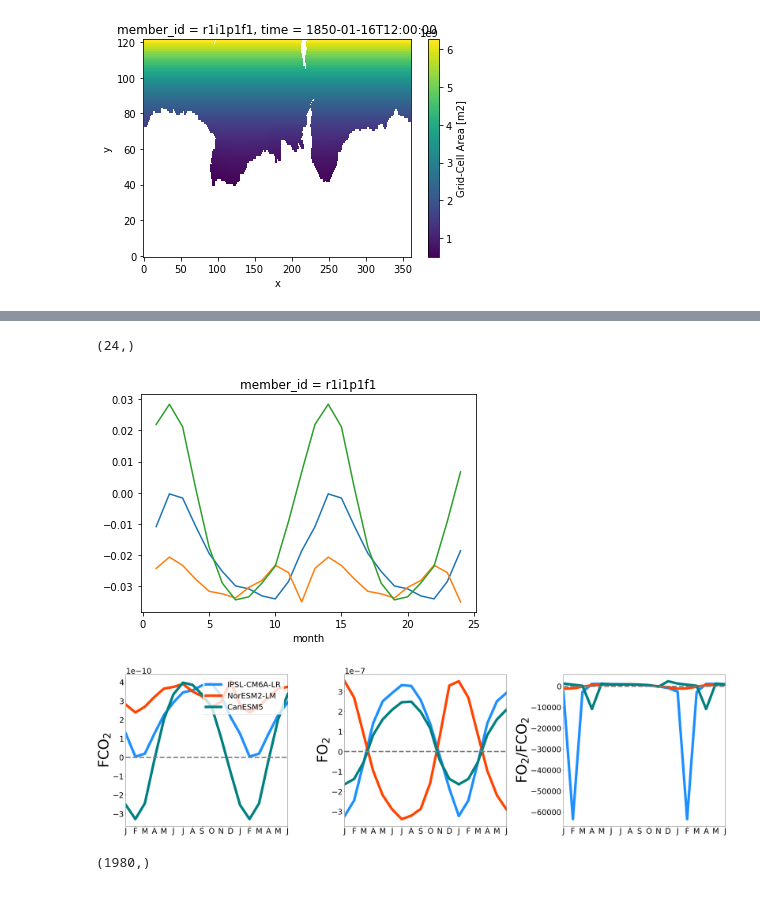
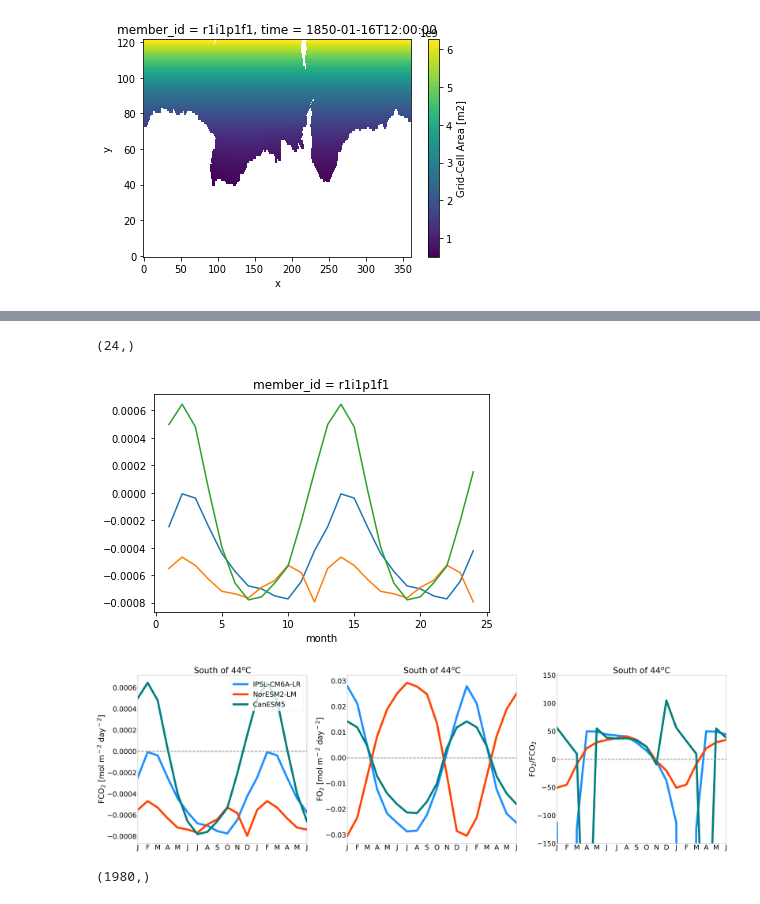
Before and after one commit to mara-freilich/cmip6hack-ocean-bgc, a Jupyter notebook: notebooks/cmip6_o2_co2_fluxes_analysis.ipynb, the cells around one changed output, grey strips where cells are left out. Drawn from its saved outputs; the diff is of its cells as text; code cells hidden in the pictures.

```diff
--- a/notebooks/cmip6_o2_co2_fluxes_analysis.ipynb
+++ b/notebooks/cmip6_o2_co2_fluxes_analysis.ipynb
@@ -227,14 +223,15 @@ cccma_fo2_SO = ((SO_slice_cccma_fgo2_ds.fgo2*area_cccma).sum(['j','i'])/area_ccc
 ncc_fo2_SO = ((SO_slice_ncc_fgo2_ds.fgo2*area_ncc).sum(['j','i'])/area_ncc.sum(['j','i'])).compute()
 ipsl_fo2_SO = ((SO_slice_ipsl_fgo2_ds.fgo2*area_ipsl).sum(['y','x'])/area_ipsl.sum(['y','x'])).compute()
 # %%
-# units = 60*60*24*1000*-1
-seasonal_ipsl_fco2 = ipsl_fco2_SO[-120:].groupby('time.month').mean('time') #*units
-seasonal_ncc_fco2 = ncc_fco2_SO[-120:].groupby('time.month').mean('time') #*units
-seasonal_cccma_fco2 = cccma_fco2_SO[-120:].groupby('time.month').mean('time') #*units
+units_fgco2 = 60*60*24*1000*-1*(1/44.01) ### converts to mol/m2/day
+units_fgo2 = 60*60*24*-1 ### converts to mol/m2/day
+seasonal_ipsl_fco2 = ipsl_fco2_SO[-120:].groupby('time.month').mean('time')*units_fgco2
+seasonal_ncc_fco2 = ncc_fco2_SO[-120:].groupby('time.month').mean('time')*units_fgco2
+seasonal_cccma_fco2 = cccma_fco2_SO[-120:].groupby('time.month').mean('time')*units_fgco2
 
-seasonal_ipsl_fo2 = ipsl_fo2_SO[-120:].groupby('time.month').mean('time') #*units
-seasonal_ncc_fo2 = ncc_fo2_SO[-120:].groupby('time.month').mean('time') #*units
-seasonal_cccma_fo2 = cccma_fo2_SO[-120:].groupby('time.month').mean('time') #*units
+seasonal_ipsl_fo2 = ipsl_fo2_SO[-120:].groupby('time.month').mean('time')*units_fgo2
+seasonal_ncc_fo2 = ncc_fo2_SO[-120:].groupby('time.month').mean('time')*units_fgo2
+seasonal_cccma_fo2 = cccma_fo2_SO[-120:].groupby('time.month').mean('time')*units_fgo2
 
 def F_var_x_dupl(var_sc):
     ## duplicate the times axis in the seasonal cycle
@@ -299,15 +253,15 @@ seasonal_cccma_fco2_dsc.plot()
 seasonal_ipsl_fco2_dsc.shape
 # %% [output]
 (24,)
-[figure, old version]
+[figure, new version]
 # %%
 ['NorESM2-LM', 'CNRM-ESM2-1', 'IPSL-CM6A-LR', 'MIROC-ES2L', 'CanESM5']
 # %%
 title_font = {'fontname':'Calibri (Body) ', 'size':'80', 'color':'black', 'weight':'normal','verticalalignment':'bottom'}
 my_xticks = ['J','F','M','A', 'M','J','J','A','S','O','N','D','J','F','M','A', 'M','J','J','A','S','O','N','D']
-plt.figure(figsize=[35,10])
-plt.rcParams['font.size'] = 30
-plt.rcParams['lines.linewidth'] = 10
+plt.figure(figsize=[65,20])
+plt.rcParams['font.size'] = 50
+plt.rcParams['lines.linewidth'] = 15
 plt.rcParams['savefig.dpi'] = 200
 units_cccma = 12.01/44.01
 time = range(23)
@@ -329,45 +283,47 @@ plt.xticks(time, my_xticks)
 plot(time,np.transpose(np.zeros(len(time))),'--',linewidth = lz,color = 'grey')
 # plt.legend(loc = 2)
 # plt.ylim(-50,45)
+plt.title('South of 44$^o$C')
 plt.xlim(0,17)
 # plt.title('Sub-Antarctic zone')
 plt.legend(loc = 1)
-plt.ylabel('FCO$_2$',fontsize = ylfz)
+plt.ylabel('FCO$_2$ [mol m$^-$$^2$ day$^-$$^2$]' ,fontsize = ylfz)
 
 
 subplot(1,3,2)
 plot(time,seasonal_ipsl_fo2_dsc,color = 'dodgerblue',label = 'IPSL-CM6A-LR')
 plot(time,seasonal_ncc_fo2_dsc,color = 'orangered',label = 'NorESM2-LM')
 plot(time,seasonal_cccma_fo2_dsc,color = 'teal',label = 'CanESM5')
 # fill_between(time, np.mean(cmip5_ddic_saz_gdicd ,0) + np.std(cmip5_ddic_saz_gdicd,0) \
 #              ,np.mean(cmip5_ddic_saz_gdicd,0) - np.std(cmip5_ddic_saz_gdicd,0),color = 'violet',alpha=0.5)
 plt.xticks(time, my_xticks)
 plot(time,np.transpose(np.zeros(len(time))),'--',linewidth = lz,color = 'grey')
 # plt.legend(loc = 2)
 # plt.ylim(-50,45)
 plt.xlim(0,17)
+plt.title('South of 44$^o$C')
 # plt.title('Sub-Antarctic zone')
 # plt.legend(loc = 9)
-plt.ylabel('FO$_2$',fontsize = ylfz)
+plt.ylabel('FO$_2$ [mol m$^-$$^2$ day$^-$$^2$]',fontsize = ylfz)
 
 subplot(1,3,3)
 plot(time,seasonal_ipsl_fo2_dsc/seasonal_ipsl_fco2_dsc,color = 'dodgerblue',label = 'IPSL-CM6A-LR')
 plot(time,seasonal_ipsl_fo2_dsc/seasonal_ncc_fco2_dsc,color = 'orangered',label = 'NorESM2-LM')
 plot(time,seasonal_ipsl_fo2_dsc/seasonal_cccma_fco2_dsc,color = 'teal',label = 'CanESM5')
 # fill_between(time, np.mean(cmip5_ddic_saz_gdicd ,0) + np.std(cmip5_ddic_saz_gdicd,0) \
 #              ,np.mean(cmip5_ddic_saz_gdicd,0) - np.std(cmip5_ddic_saz_gdicd,0),color = 'violet',alpha=0.5)
 plt.xticks(time, my_xticks)
 plot(time,np.transpose(np.zeros(len(time))),'--',linewidth = lz,color = 'grey')
-# plt.legend(loc = 2)
-# plt.ylim(-100,100)
+plt.title('South of 44$^o$C')
+plt.ylim(-150,150)
 plt.xlim(0,17)
 # plt.title('Sub-Antarctic zone')
 # plt.legend(loc = 9)
 plt.ylabel('FO$_2$/FCO$_2$',fontsize = ylfz)
 
 plt.tight_layout()
 # %% [output]
-[figure, old version]
+[figure, new version]
 # %%
 ipsl_fco2_SO[-120:].stack
 # %%
```
Also changed, not shown: parts of 5 cells of this notebook.
